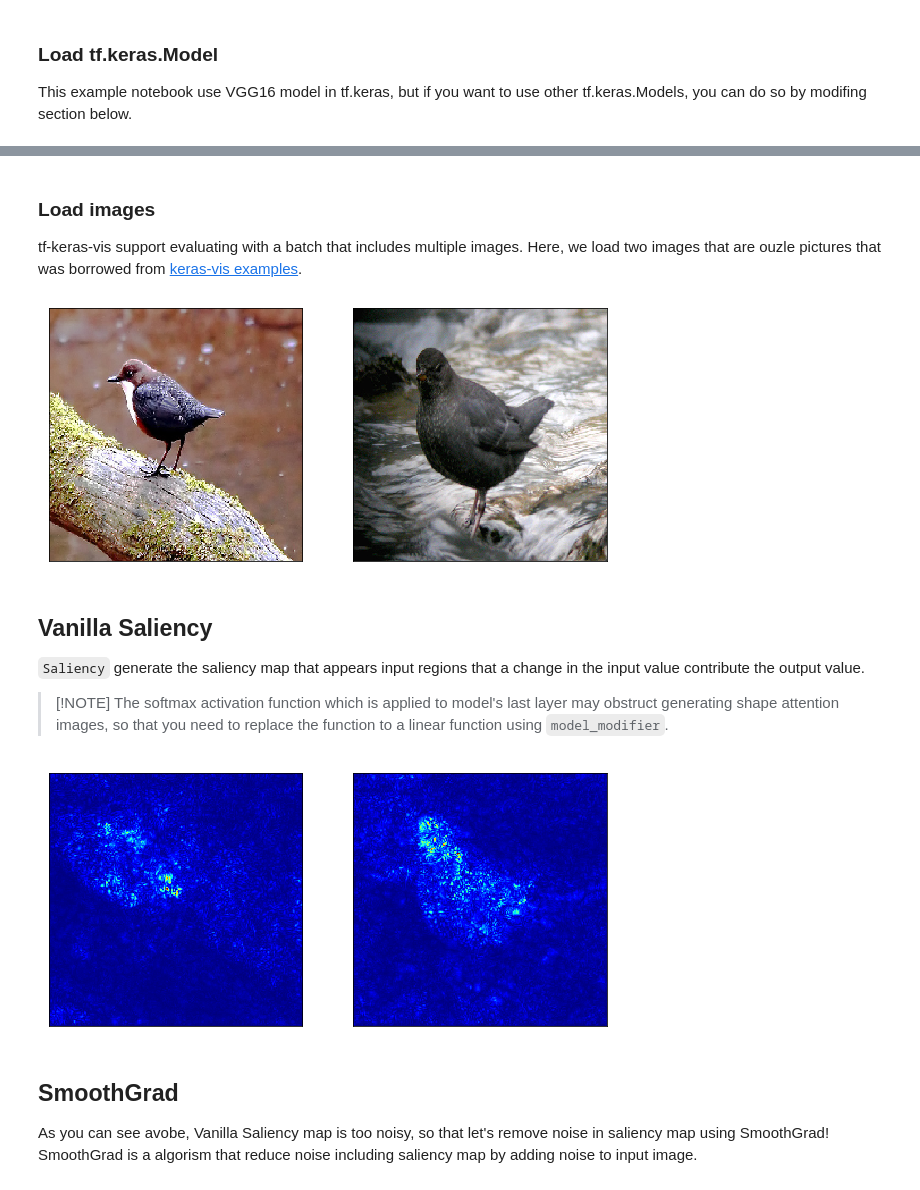
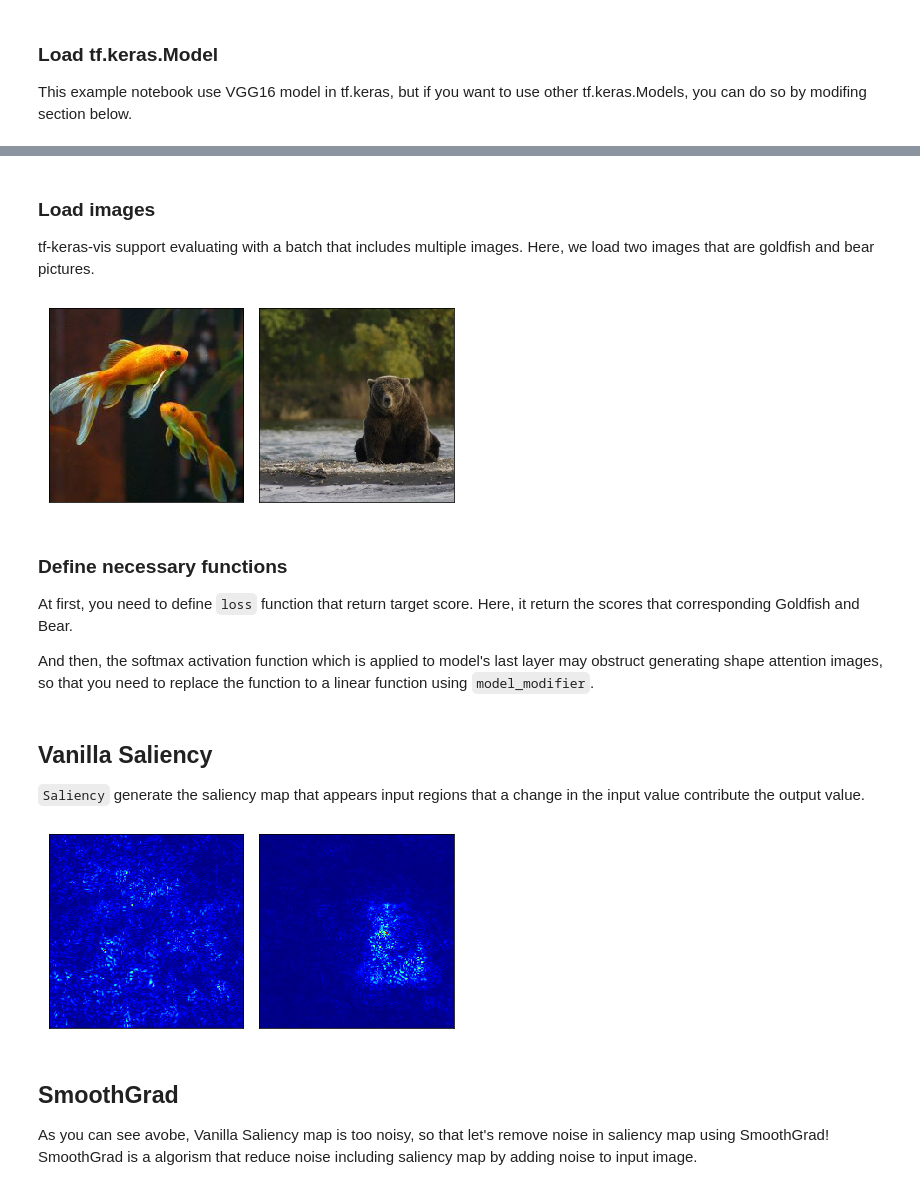
Before and after one commit to keisen/tf-keras-vis, a Jupyter notebook: examples/attentions.ipynb, the cells around one changed output, grey strips where cells are left out. Saved outputs shown, nothing was run; the diff lists cells and outputs as text; code cells hidden in the pictures.

```diff
--- a/examples/attentions.ipynb
+++ b/examples/attentions.ipynb
@@ -42,31 +42,38 @@ _________________________________________________________________
 # %% [markdown]
 ### Load images
 
-tf-keras-vis support evaluating with a batch that includes multiple images. Here, we load two images that are ouzle pictures that was borrowed from [keras-vis examples](https://github.com/raghakot/keras-vis/tree/master/examples).
+tf-keras-vis support evaluating with a batch that includes multiple images. Here, we load two images that are goldfish and bear pictures.
 # %%
 import numpy as np
 from matplotlib import pyplot as plt
 %matplotlib inline
 from tensorflow.keras.preprocessing.image import load_img
 
 # Load images
-img1 = load_img('images/ouzel1.jpg', target_size=(224, 224))
-img2 = load_img('images/ouzel2.jpg', target_size=(224, 224))
+img1 = load_img('images/goldfish.jpg', target_size=(224, 224))
+img2 = load_img('images/bear.jpg', target_size=(224, 224))
 images = np.asarray([np.array(img1), np.array(img2)])
 
 # Prepare datasets
 X = preprocess_input(images)
 
-f, ax = plt.subplots(nrows=1, ncols=2, figsize=(10, 5),
-                     subplot_kw={'xticks': [], 'yticks': []})
+# Render
+subprot_args = {
+    'nrows': 1,
+    'ncols': 2,
+    'figsize': (6, 3),
+    'subplot_kw': {'xticks': [], 'yticks': []}
+}
+f, ax = plt.subplots(**subprot_args)
 for i in range(len(images)):
     ax[i].imshow(images[i])
+plt.tight_layout()
+plt.show()
 # %% [output]
-[figure, old version]
+[figure, new version]
 # %% [markdown]
-## Vanilla Saliency
+### Define necessary functions
 
-`Saliency` generate the saliency map that appears input regions that a change in the input value contribute the output value.
+At first, you need to define `loss` function that return target score. Here, it return the scores that corresponding Goldfish and Bear.
 
-> [!NOTE]
-> The softmax activation function which is applied to model's last layer may obstruct generating shape attention images, so that you need to replace the function to a linear function using `model_modifier`.
+And then, the softmax activation function which is applied to model's last layer may obstruct generating shape attention images, so that you need to replace the function to a linear function using `model_modifier`.
@@ -73,27 +90,26 @@ for i in range(len(images)):
+# %% [markdown]
+## Vanilla Saliency
+
+`Saliency` generate the saliency map that appears input regions that a change in the input value contribute the output value.
 # %%
 from tensorflow.keras import backend as K
 from tf_keras_vis.saliency import Saliency
 from tf_keras_vis.utils import normalize
 
-# Define modifier to replace a softmax function of the last layer to a linear function.
-def model_modifier(m):
-    m.layers[-1].activation = tf.keras.activations.linear
-
 # Create Saliency object
-saliency = Saliency(model, model_modifier)
-
-# Define loss function. 20 is the imagenet index corresponding to ouzel.
-loss = lambda output: K.mean(output[:, 20])
+saliency = Saliency(model, model_modifier, clone=False)
 
 # Generate saliency map
 saliency_map = saliency(loss, X)
 saliency_map = normalize(saliency_map)
 
-f, ax = plt.subplots(nrows=1, ncols=2, figsize=(10, 5), subplot_kw={'xticks': [], 'yticks': []})
+f, ax = plt.subplots(**subprot_args)
 for i in range(len(saliency_map)):
     ax[i].imshow(saliency_map[i], cmap='jet')
+plt.tight_layout()
+plt.show()
 # %% [output]
-[figure, old version]
+[figure, new version]
 # %% [markdown]
 ## SmoothGrad
 
```
Also changed, not shown: parts of 3 cells of this notebook, 15 other files.
